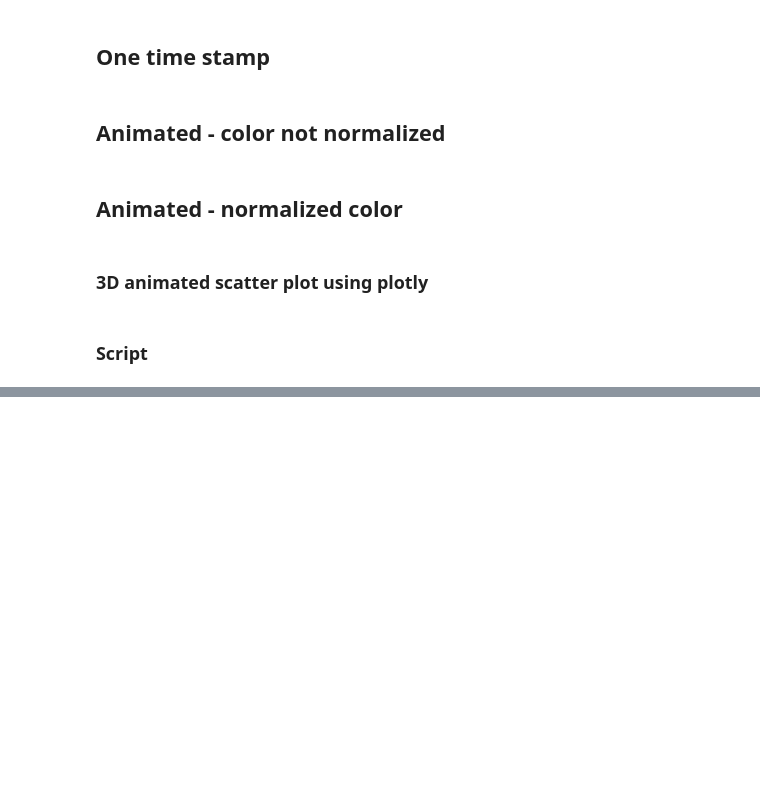
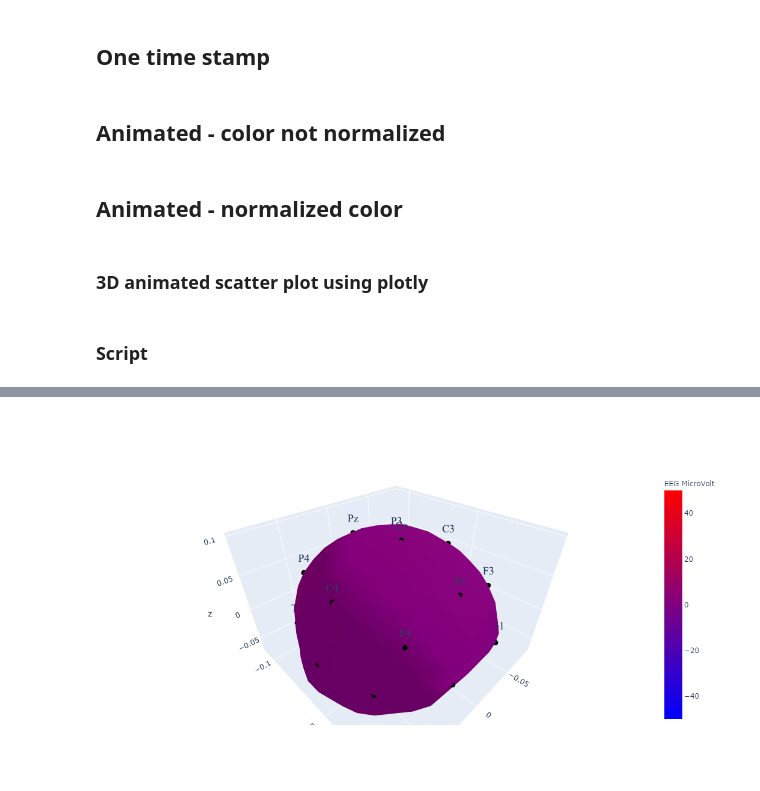
Before and after one commit to UBC-MDS/simpl_eeg_capstone, a Jupyter notebook: data_exploration/node_interpolation.ipynb, the cells around one changed output, grey strips where cells are left out. Drawn from its saved outputs; the diff is of its cells as text; code cells hidden in the pictures; blank space fills up the shorter version.

Commit message:
try different angles

```diff
--- a/data_exploration/node_interpolation.ipynb
+++ b/data_exploration/node_interpolation.ipynb
@@ -637,7 +637,7 @@ def animate_3d_head(epoch, plot_title="", color_title="EEG MicroVolt", color_min
     return fig
 
 # generate the 3D topographic map for a single time stamp
-def topo_3d_map(epoch, time_stamp, plot_title="", color_title="EEG MicroVolt", color_min = -50, color_max = 50, colormap="Bluered"):
+def topo_3d_map(epoch, time_stamp, view_angle=camera, plot_title="", color_title="EEG MicroVolt", color_min = -50, color_max = 50, colormap="Bluered"):
     """Plot a topographic map in a 3D head shape for a single time stamp
 
     Args:
@@ -705,7 +705,9 @@ def topo_3d_map(epoch, time_stamp, plot_title="", color_title="EEG MicroVolt", c
         height=600,
         scene=dict(
             aspectratio=dict(x=1.5, y=1.5, z=1),
-        ),)
+        ),
+        scene_camera=view_angle,
+    )
 
     return fig
 
@@ -731,4 +733,4 @@ def save_gif(epoch, starting, ending, gifname, duration):
 # %%
 from simpl_eeg import eeg_objects
 # %%
-raw = eeg_objects.Epochs("927")
+raw = eeg_objects.Epochs("927", tmin=0, tmax=0)
@@ -738,3 +749,28 @@ raw.set_nth_epoch(0)
 epoch = raw.get_nth_epoch()
 # %%
 animate_3d_head(epoch)
+# %%
+camera = dict(
+    eye=dict(x=0., y=0., z=2.5),
+
+)
+camera1 = dict(
+    eye=dict(x=2, y=2, z=0.1)
+)
+camera2 = dict(
+    eye=dict(x=-2, y=2, z=0.1)
+)
+camera3 = dict(
+    up=dict(x=0, y=0, z=1),
+    center=dict(x=0, y=0, z=0),
+    eye=dict(x=1.25, y=1.25, z=1.25)
+)
+camera4 = dict(
+    up=dict(x=0, y=0, z=1),
+    center=dict(x=0, y=0, z=0),
+    eye=dict(x=1.25, y=1.25, z=1.25)
+)
+# %%
+topo_3d_map(epoch, 0, camera3)
+# %% [output]
+[figure, added]
```
Also changed, not shown: parts of 1 cell of this notebook.
